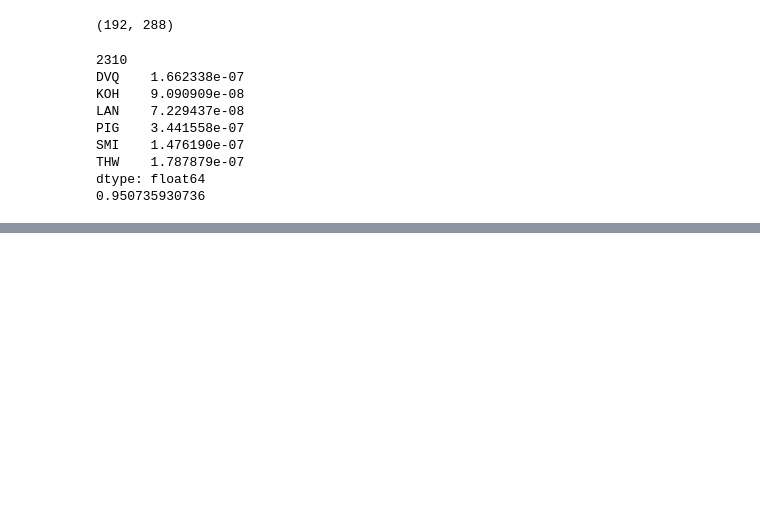
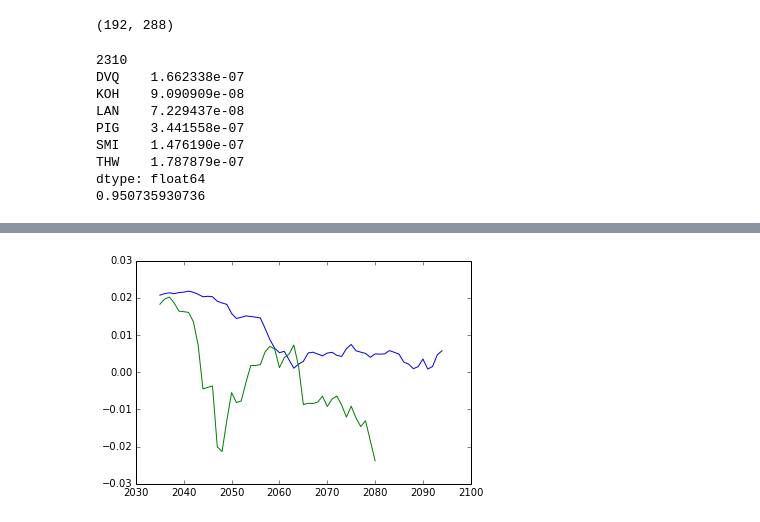
Before and after one commit to kemccusker/pyscripts, a Jupyter notebook: notebooks/ccsm4_geotimescalesfigs.ipynb, the cells around one changed output, grey strips where cells are left out. Cells and saved outputs as stored; diff of their text form; code cells hidden in the pictures; blank space fills up the shorter version.

```diff
--- a/notebooks/ccsm4_geotimescalesfigs.ipynb
+++ b/notebooks/ccsm4_geotimescalesfigs.ipynb
@@ -824,0 +1049,77 @@ Sulf - GHGrem Gt/yr: 2.54893368088
+# %%
+#      AVERAGE OVER DECADES ##################
+
+#  SLR ###########
+sulfslr = (SLRstd1-SLRstdc)*kmtomm
+ghgrslr = (SLRstd2-SLRstdc)*kmtomm
+
+xx=np.arange(2035,2035+60)
+xx2=np.arange(2035,2035+46)
+
+plt.figure()
+plt.plot(xx,sulfslr,'b')
+plt.plot(xx2,ghgrslr,'g')
+
+sulf45 = sulfslr[10:20]
+ghgr45 = ghgrslr[10:20]
+sulf71 = sulfslr[36:46]
+ghgr71 = ghgrslr[36:]
+
+print '=== delta SLR (mm) ========================='
+print 'sulf 2045-54: ' + str(sulf45.mean())
+print 'sulf 2071-80: ' + str(sulf71.mean())
+
+print 'ghgrem 2045-54: ' + str(ghgr45.mean())
+print 'ghgrem 2071-80: ' + str(ghgr71.mean())
+
+print '2045-54 DIFF: ' + str(sulf45.mean() - ghgr45.mean())
+print '2071-80 DIFF: ' + str(sulf71.mean() - ghgr71.mean())
+
+# Gt/yr #################
+sulfgt = volstd1/1e9 - volstdc/1e9
+ghgrgt = volstd2/1e9 - volstdc/1e9
+
+sulf45 = sulfgt[10:20]
+ghgr45 = ghgrgt[10:20]
+sulf71 = sulfgt[36:46]
+ghgr71 = ghgrgt[36:]
+
+print '============================================'
+print '=== delta basal melt (Gt/yr) ========================='
+print 'sulf 2045-54: ' + str(sulf45.mean())
+print 'sulf 2071-80: ' + str(sulf71.mean())
+
+print 'ghgrem 2045-54: ' + str(ghgr45.mean())
+print 'ghgrem 2071-80: ' + str(ghgr71.mean())
+
+print '2045-54 DIFF: ' + str(sulf45.mean() - ghgr45.mean())
+print '2071-80 DIFF: ' + str(sulf71.mean() - ghgr71.mean())
+
+
+# "standard melt point"
+sulfgts = volstd1/1e9 # -1.8C melt point
+ghgrgts = volstd2/1e9
+
+sulf45s = sulfgts[10:20]
+ghgr45s = ghgrgts[10:20]
+sulf71s = sulfgts[36:46]
+ghgr71s = ghgrgts[36:]
+
+# "b melt point"
+sulfgtb = volb1/1e9 # -4C melt point
+ghgrgtb = volb2/1e9
+
+sulf45b = sulfgtb[10:20]
+ghgr45b = ghgrgtb[10:20]
+sulf71b = sulfgtb[36:46]
+ghgr71b = ghgrgtb[36:]
+
+print '=========================================='
+print '=== PIG: ABSOLUTE basal melt (Gt/yr) =============='
+
+print 'sulf 2045-54 range (-1.8C to -4C): ' + str(sulf45s.mean()) + ' to ' + str(sulf45b.mean())
+print 'sulf 2071-80 range (-1.8C to -4C): ' + str(sulf71s.mean()) + ' to ' + str(sulf71b.mean())
+
+print 'ghgrem 2045-54 range (-1.8C to -4C): ' + str(ghgr45s.mean()) + ' to ' + str(ghgr45b.mean())
+print 'ghgrem 2071-80 range (-1.8C to -4C): ' + str(ghgr71s.mean()) + ' to ' + str(ghgr71b.mean())
+# %% [output]
@@ -824,0 +1143 @@ Sulf - GHGrem Gt/yr: 2.54893368088
+[figure, added]
```
Also changed, not shown: parts of 17 cells of this notebook.
